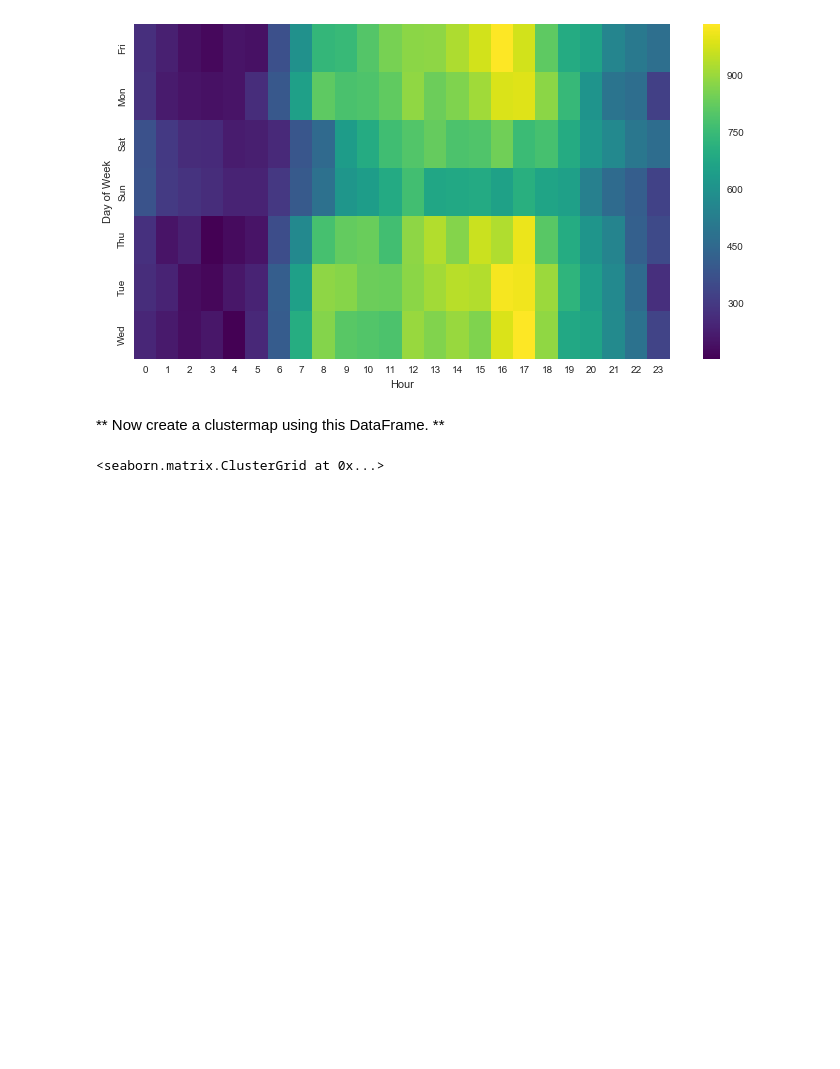
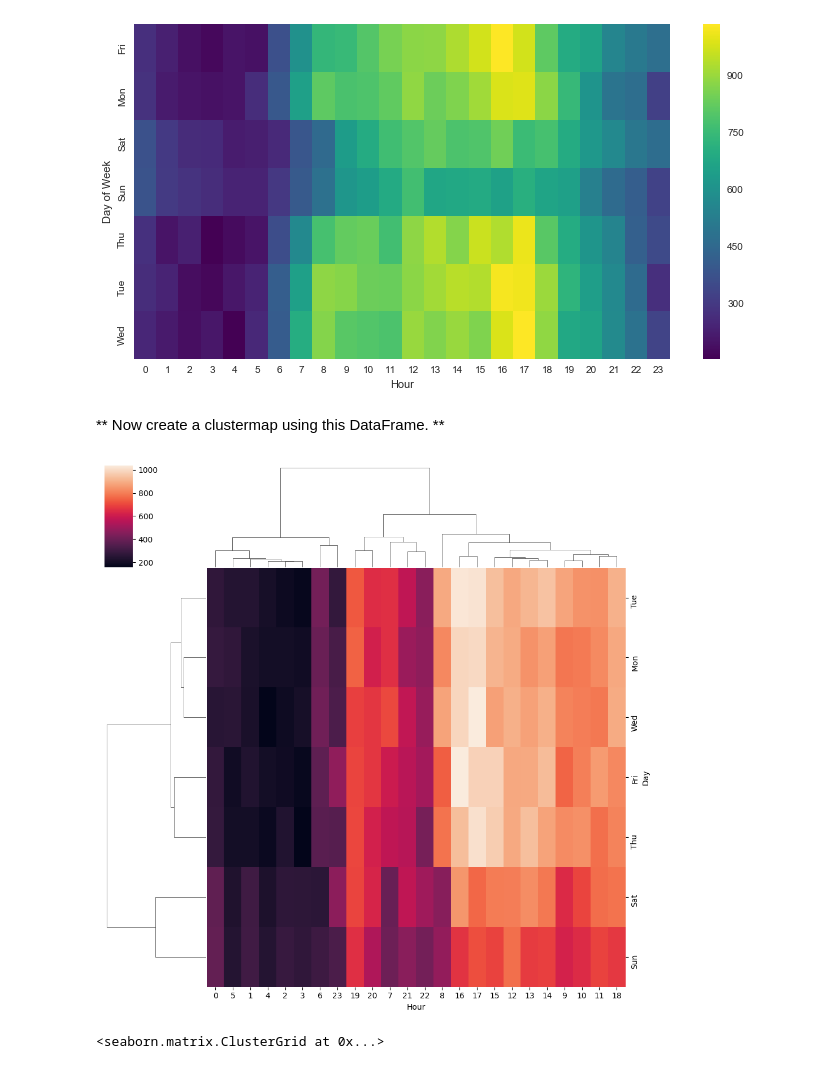
Before and after one commit to Gbohunmi/Python-for-Data-Science-and-Machine-Learning-Bootcamp-master, a Jupyter notebook: 10-Data-Capstone-Projects/01-911 Calls Data Capstone Project.ipynb, the cells around one changed output. Drawn from its saved outputs; the diff is of its cells as text; code cells hidden in the pictures; blank space fills up the shorter version.

Commit message:
Heat & Cluster Maps

```diff
--- a/10-Data-Capstone-Projects/01-911 Calls Data Capstone Project.ipynb
+++ b/10-Data-Capstone-Projects/01-911 Calls Data Capstone Project.ipynb
@@ -302,6 +291,12 @@ df_stacked.head()
 [figure]
 # %% [markdown]
 ** Now create a clustermap using this DataFrame. **
+# %%
+sns.clustermap(df_stacked)
+
+plt.show()
+# %% [output]
+[figure, added]
 # %%
 # %% [output]
 <seaborn.matrix.ClusterGrid at 0x...>
```
Also changed, not shown: parts of 7 cells of this notebook.
